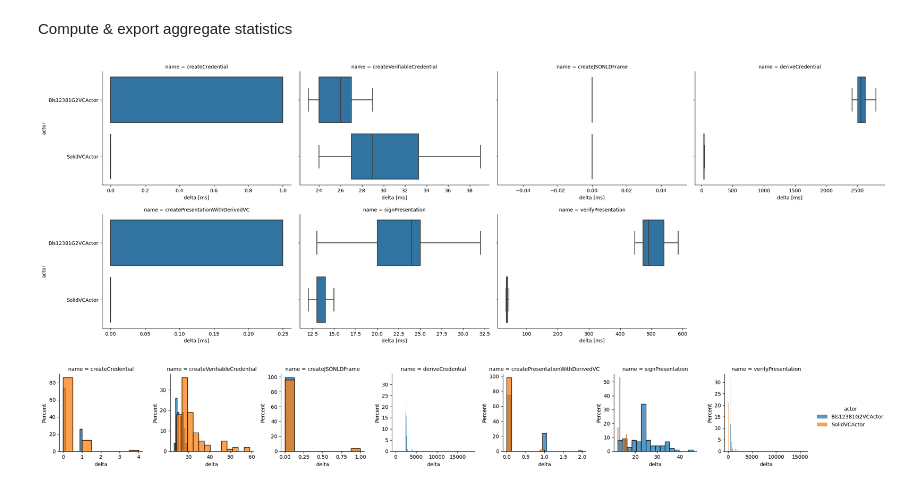
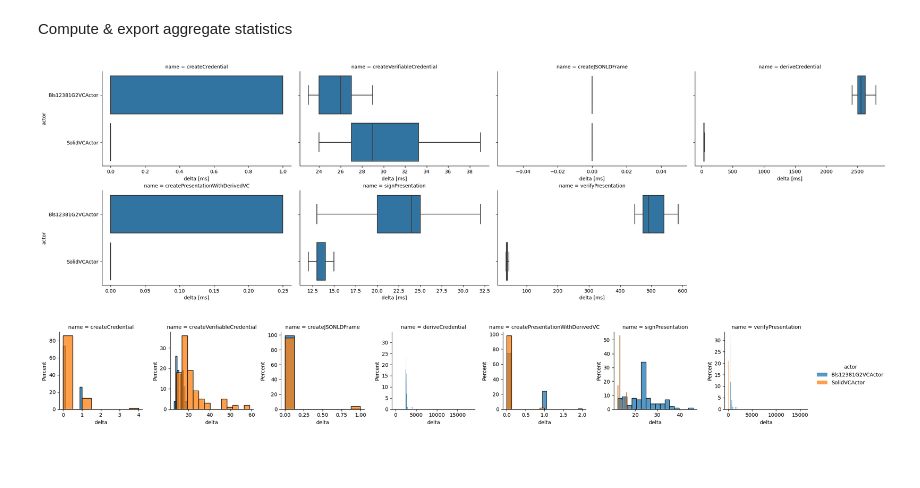
Before and after one commit to SolidLabResearch/pseudonymity-demo, a Jupyter notebook: profiling-report.ipynb, the cells around one changed output. Saved outputs shown, nothing was run; the diff lists cells and outputs as text; code cells hidden in the pictures; blank space fills up the shorter version.

```diff
--- a/profiling-report.ipynb
+++ b/profiling-report.ipynb
@@ -112,25 +112,25 @@ df_tl_agg.to_csv(os.path.join(DIR_REPORT, 'df_agg_task-level.csv'))
 # %%
 kwargs_fg = dict(col = 'name',  col_wrap=4, sharey=True,sharex=False,aspect=2)
 kwargs_plot = dict(
     x='delta',
     y='actor',
     orient='h',
     showfliers=False,
 )
 g = sns.FacetGrid(**kwargs_fg, data=df_tl)
 g.map_dataframe(sns.boxplot, **kwargs_plot)
 g.tight_layout()
-g.fig.subplots_adjust(top=1.3)
+g.fig.subplots_adjust(top=1.1)
 
 for ax in g.axes.ravel():
     ax.set_xlabel('{} [ms]'.format(kwargs_plot['x']))
     #ax.set_xticklabels(ax.get_xticklabels(), rotation=0)
     pass
 
 plt.savefig(os.path.join(DIR_REPORT,'boxplot-actor-on-delta-per-step.png'))
 plt.show()
 # %% [output]
-[figure, old version]
+[figure, new version]
 # %%
 kwargs_fg = dict(col = 'name',  col_wrap=None, sharey=False,sharex=False, legend_out=True,    hue='actor',)
 kwargs_plot = dict(
```
